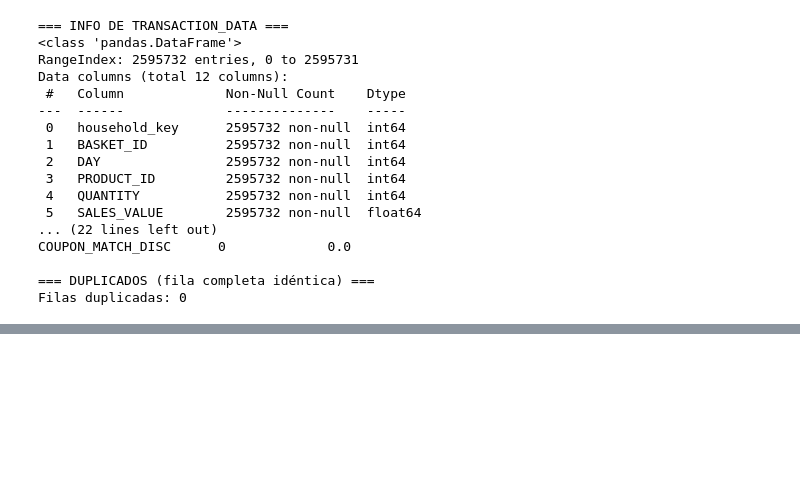
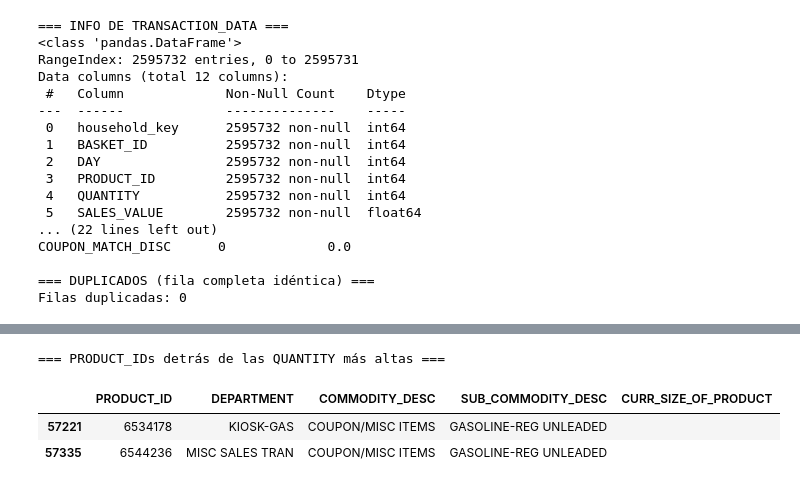
Before and after one commit to xNoksS/proyecto1_BI, a Jupyter notebook: proyecto1_sanchez_mejia.ipynb, the cells around one changed output, grey strips where cells are left out. Drawn from its saved outputs; the diff is of its cells as text; code cells hidden in the pictures; blank space fills up the shorter version.

```diff
--- a/proyecto1_sanchez_mejia.ipynb
+++ b/proyecto1_sanchez_mejia.ipynb
@@ -61,0 +134,14 @@ Filas duplicadas: 0
+# %%
+# 7. ¿Qué son los productos con QUANTITY extremo? Cruzar con product
+top_quantity = transaction_data.nlargest(10, "QUANTITY")
+top_product_ids = top_quantity["PRODUCT_ID"].unique()
+
+print("=== PRODUCT_IDs detrás de las QUANTITY más altas ===")
+product[product["PRODUCT_ID"].isin(top_product_ids)][
+    ["PRODUCT_ID", "DEPARTMENT", "COMMODITY_DESC", "SUB_COMMODITY_DESC", "CURR_SIZE_OF_PRODUCT"]
+]
+# %% [output]
+=== PRODUCT_IDs detrás de las QUANTITY más altas ===
+|  | PRODUCT_ID | DEPARTMENT | COMMODITY_DESC | SUB_COMMODITY_DESC | CURR_SIZE_OF_PRODUCT |
+| 57221 | 6534178 | KIOSK-GAS | COUPON/MISC ITEMS | GASOLINE-REG UNLEADED |  |
+| 57335 | 6544236 | MISC SALES TRAN | COUPON/MISC ITEMS | GASOLINE-REG UNLEADED |  |
```
Also changed, not shown: parts of 13 cells of this notebook.
